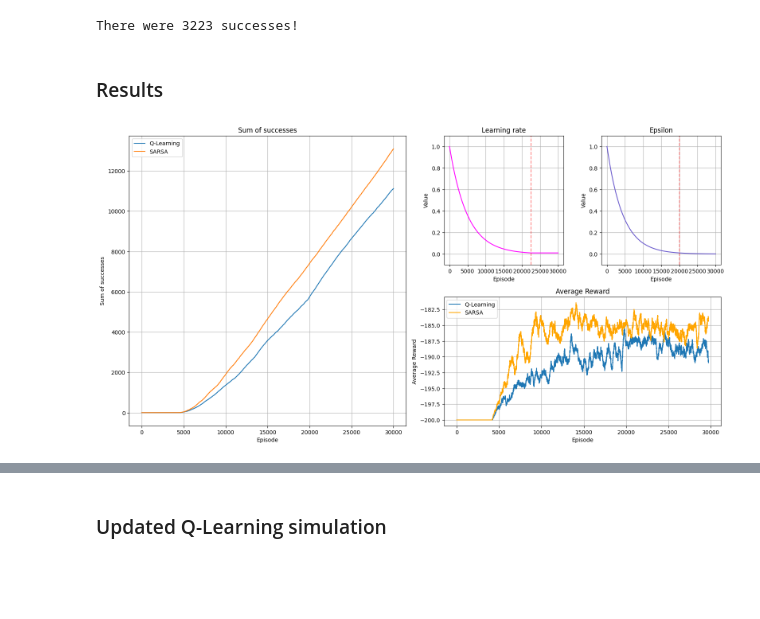
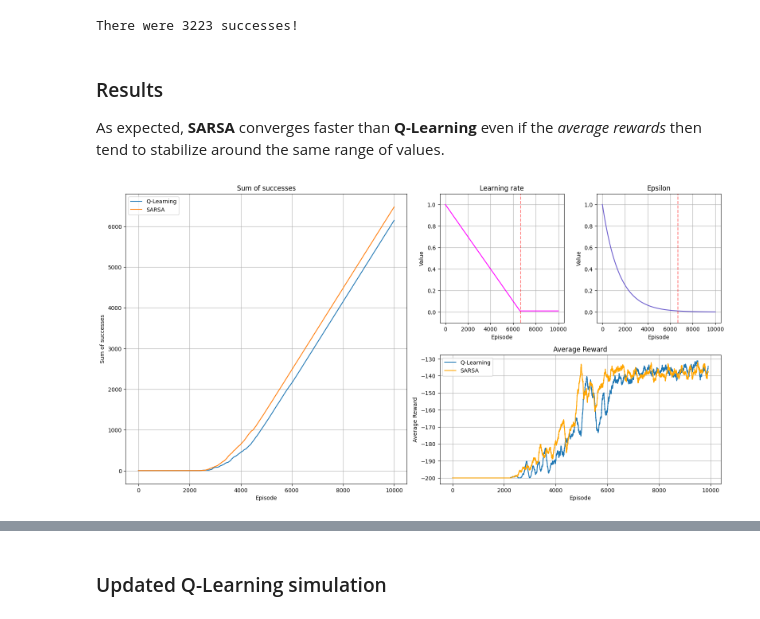
Before and after one commit to pierpaolospaziani/Machine-Learning, a Jupyter notebook: mountain_car.ipynb, the cells around one changed output, grey strips where cells are left out. Cells and saved outputs as stored; diff of their text form; code cells hidden in the pictures; blank space fills up the shorter version.

```diff
--- a/mountain_car.ipynb
+++ b/mountain_car.ipynb
@@ -490,12 +501,12 @@ LEARNING_RATE_DECAY = 'linear'
 EPSILON_DECAY = 'exponential'
 
 # indicates the percentage of the episode in which LEARNING_RATE and EPSILON decay, after which they will remain fixed at the minimum value
-LEARNING_RATE_FRACTION_DECAY = 1/4
+LEARNING_RATE_FRACTION_DECAY = 2/3
 EPSILON_FRACTION_DECAY = 2/3
 
-EPISODES = 30000
+EPISODES = 10000
 
-DISCRETE_SIZE = 100
+DISCRETE_SIZE = 50
 # %% [markdown]
 ### Q-Learning simulation
 # %%
@@ -512,10 +523,12 @@ print("There were", sarsa_output.victory_history[-1], "successes!")
 There were 3223 successes!
 # %% [markdown]
 ### Results
+
+As expected, **SARSA** converges faster than **Q-Learning** even if the *average rewards* then tend to stabilize around the same range of values.
 # %%
 # Plot results
 
-window_size = 300
+window_size = 100
 
 plt.figure(figsize=(16, 24))
 
@@ -534,34 +547,34 @@ plt.axvline(x=EPISODES*LEARNING_RATE_FRACTION_DECAY, color='red', linestyle='--'
 plt.ylim(-0.1, 1.1)
 plt.xlabel('Episode')
 plt.ylabel('Value')
 plt.title('Learning rate')
 plt.grid(True)
 
 plt.subplot2grid((6, 4), (0, 3), rowspan=1, colspan=1)
 plt.plot(sarsa_output.epsilon_history, color='slateblue')
 plt.axvline(x=EPISODES*EPSILON_FRACTION_DECAY, color='red', linestyle='--', alpha=0.5)
 plt.ylim(-0.1, 1.1)
 plt.xlabel('Episode')
 plt.ylabel('Value')
 plt.title('Epsilon')
 plt.grid(True)
 
 plt.subplot2grid((6, 4), (1, 2), rowspan=1, colspan=3)
 q_learning_rewards_avg = np.convolve(q_learning_output.reward_history, np.ones(window_size)/window_size, mode='valid')
 plt.plot(q_learning_rewards_avg, label='Q-Learning')
 q_learning_rewards_avg = np.convolve(sarsa_output.reward_history, np.ones(window_size)/window_size, mode='valid')
 plt.plot(q_learning_rewards_avg, color='orange', label='SARSA')
 plt.xlabel('Episode')
 plt.ylabel('Average Reward')
 plt.title('Average Reward')
 plt.legend()
 plt.grid(True)
 
 plt.tight_layout()
 
 plt.show()
 # %% [output]
-[figure, old version]
+[figure, new version]
 # %% [markdown]
 ### Q-Value & Policy Analysis
 
```
Also changed, not shown: parts of 13 cells of this notebook, 6 other files.
